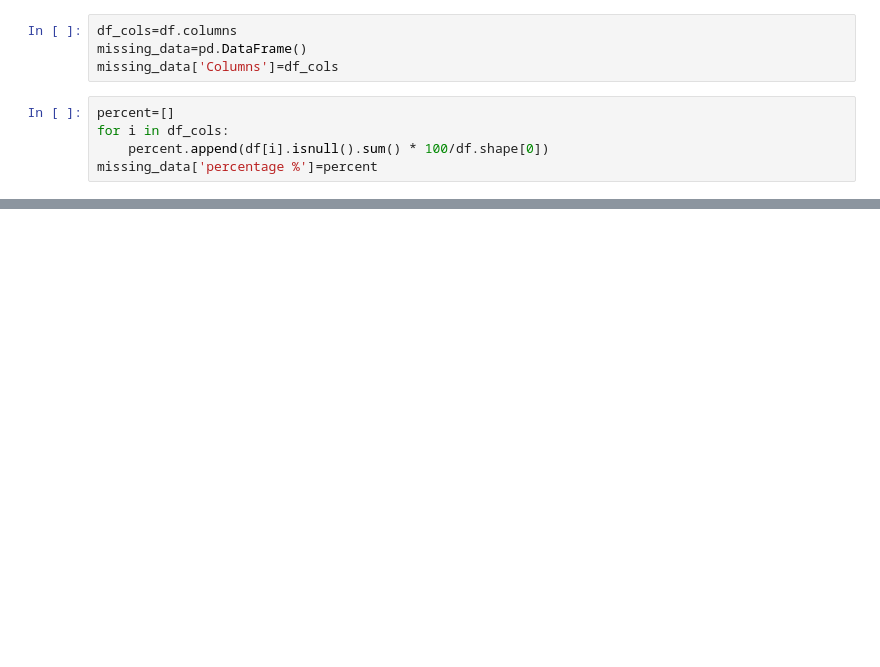
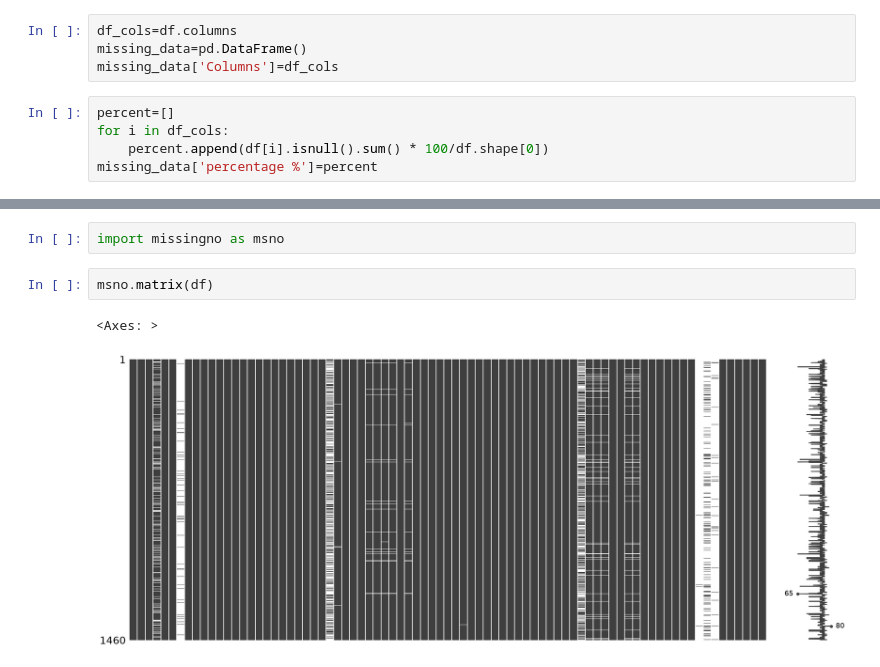
Before and after one commit to abdulsak2004-cmd/house-price-end-to-end, a Jupyter notebook: notebooks/02_data_cleaning.ipynb, the cells around one changed output, grey strips where cells are left out. Saved outputs shown, nothing was run; the diff lists cells and outputs as text; blank space fills up the shorter version.

```diff
--- a/notebooks/02_data_cleaning.ipynb
+++ b/notebooks/02_data_cleaning.ipynb
@@ -58,0 +61,7 @@ missing_data.sample(10)
+# %%
+import missingno as msno
+# %%
+msno.matrix(df)
+# %% [output]
+<Axes: >
+[figure, added]
```
Also changed, not shown: parts of 9 cells of this notebook, 1 other file.
